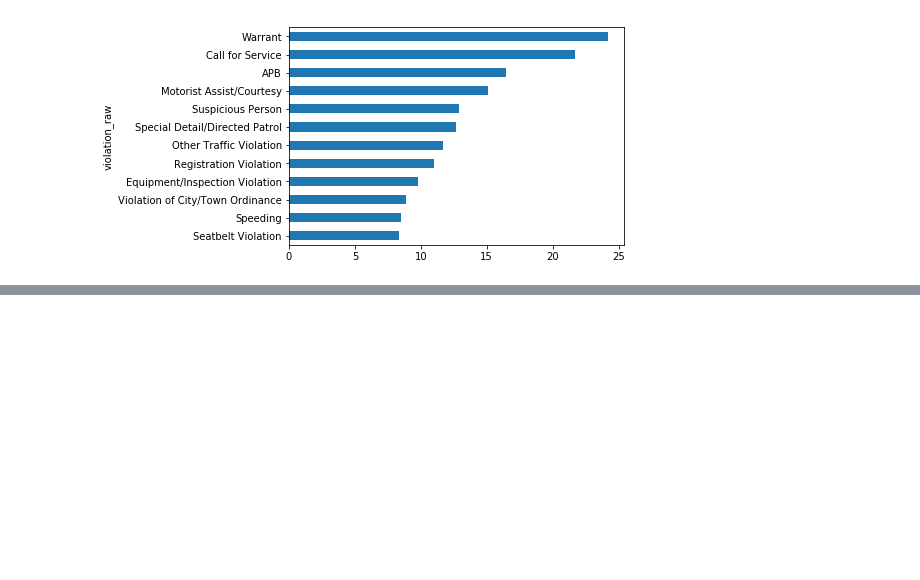
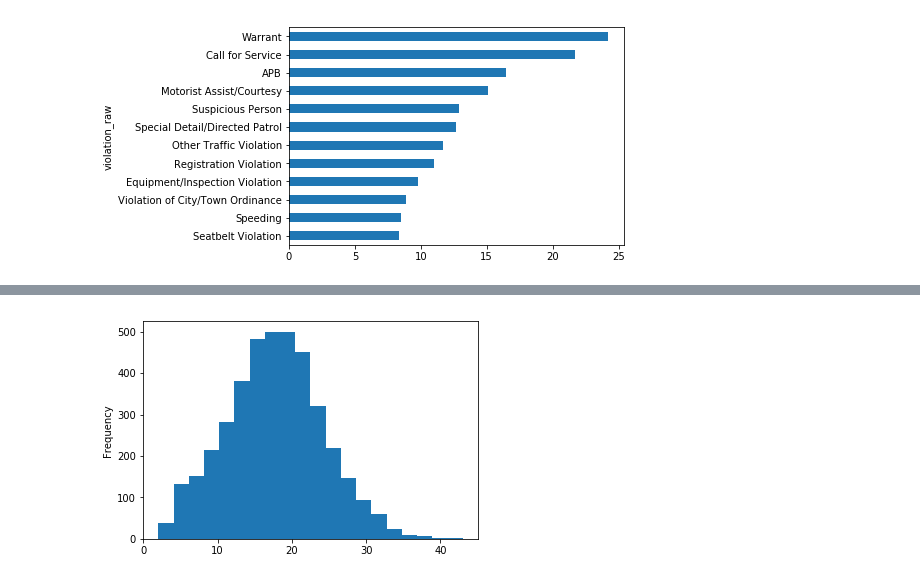
Before and after one commit to elguneminov/data_science_projects_I, a Jupyter notebook: Analyzing Police Activity in Rhode Island/Analyzing Police Acticity in Rhode Island.ipynb, the cells around one changed output, grey strips where cells are left out. Cells and saved outputs as stored; diff of their text form; code cells hidden in the pictures; blank space fills up the shorter version.

```diff
--- a/Analyzing Police Activity in Rhode Island/Analyzing Police Acticity in Rhode Island.ipynb
+++ b/Analyzing Police Activity in Rhode Island/Analyzing Police Acticity in Rhode Island.ipynb
@@ -738,0 +783,3 @@ plt.show()
+# %%
+# Create a 'TDIFF' column that represents temperature difference
+weather['TDIFF'] = weather.TMAX - weather.TMIN
@@ -738,0 +799,6 @@ plt.show()
+# %%
+# Create a histogram with 20 bins to visualize 'TDIFF'
+weather.TDIFF.plot(kind='hist', bins=20)
+plt.show()
+# %% [output]
+[figure, added]
```
Also changed, not shown: parts of 37 cells of this notebook.
